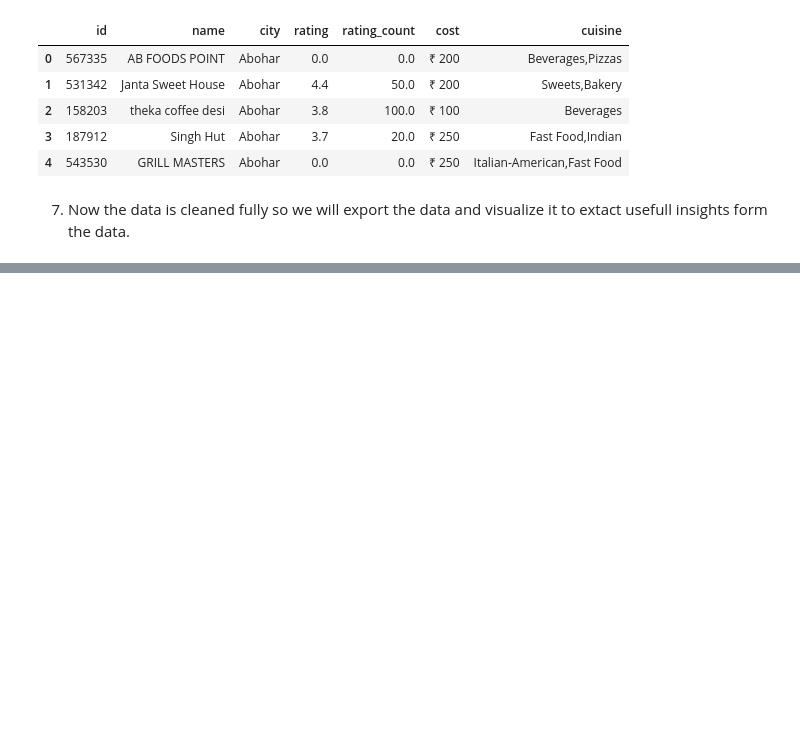
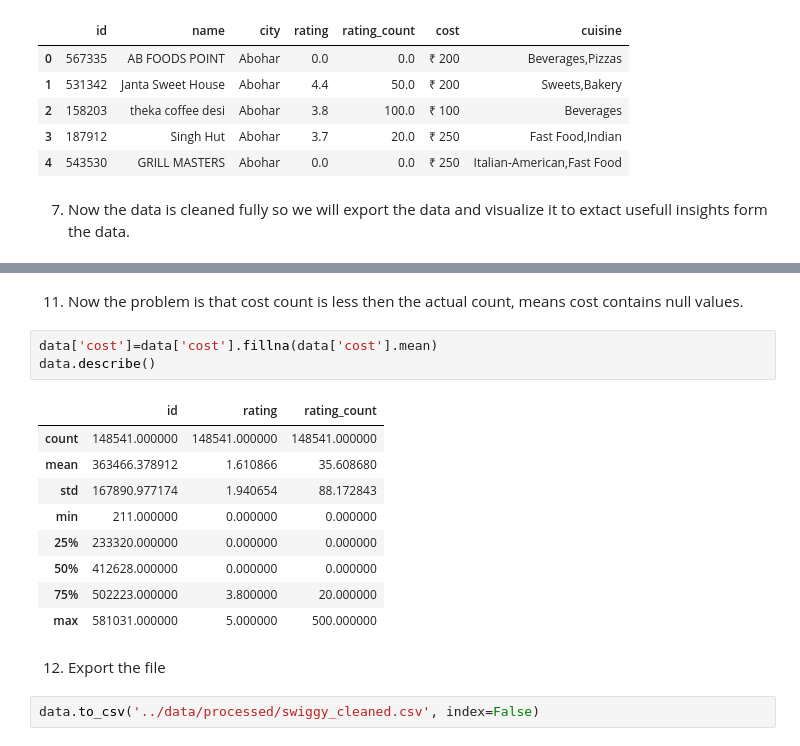
Before and after one commit to Devang-Rohilla/Swiggy_EDA, a Jupyter notebook: notebooks/Swiggy-India_EDA.ipynb, the cells around one changed output, grey strips where cells are left out. Drawn from its saved outputs; the diff is of its cells as text; blank space fills up the shorter version.

```diff
--- a/notebooks/Swiggy-India_EDA.ipynb
+++ b/notebooks/Swiggy-India_EDA.ipynb
@@ -97,0 +167,19 @@ data.to_csv('../data/processed/swiggy_cleaned.csv', index=False)
+# %% [markdown]
+11. Now the problem is that cost count is less then the actual count, means cost contains null values.
+# %%
+data['cost']=data['cost'].fillna(data['cost'].mean)
+data.describe()
+# %% [output]
+|  | id | rating | rating_count |
+| count | 148541.000000 | 148541.000000 | 148541.000000 |
+| mean | 363466.378912 | 1.610866 | 35.608680 |
+| std | 167890.977174 | 1.940654 | 88.172843 |
+| min | 211.000000 | 0.000000 | 0.000000 |
+| 25% | 233320.000000 | 0.000000 | 0.000000 |
+| 50% | 412628.000000 | 0.000000 | 0.000000 |
+| 75% | 502223.000000 | 3.800000 | 20.000000 |
+| max | 581031.000000 | 5.000000 | 500.000000 |
+# %% [markdown]
+12. Export the file
+# %%
+data.to_csv('../data/processed/swiggy_cleaned.csv', index=False)
```
Also changed, not shown: parts of 8 cells of this notebook.
